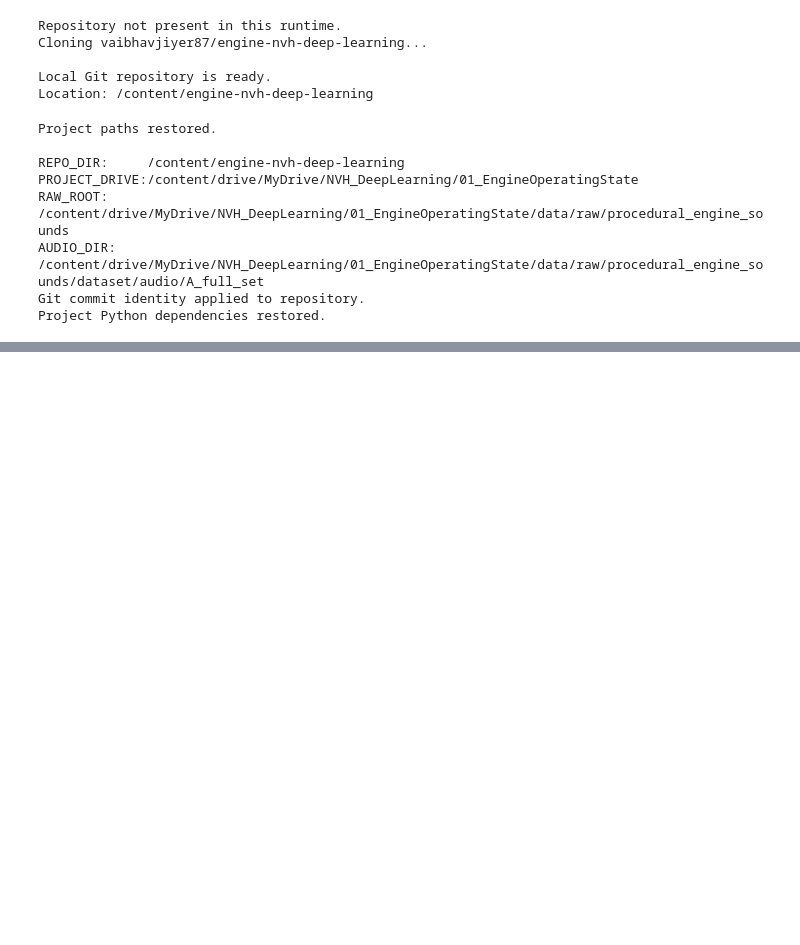
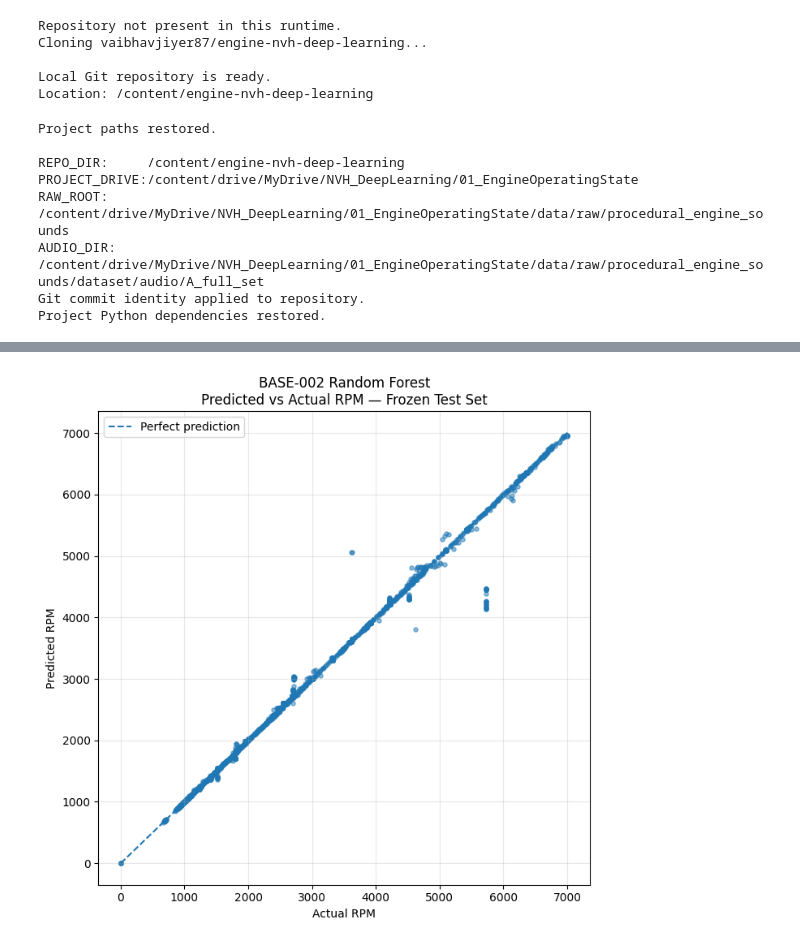
Before and after one commit to vaibhavjiyer87/engine-nvh-deep-learning, a Jupyter notebook: notebooks/07_baseline_models.ipynb, the cells around one changed output, grey strips where cells are left out. Cells and saved outputs as stored; diff of their text form; code cells hidden in the pictures; blank space fills up the shorter version.

```diff
--- a/notebooks/07_baseline_models.ipynb
+++ b/notebooks/07_baseline_models.ipynb
@@ -1286,0 +2673,81 @@ PASS: ORDER-001 loaded.
+# %%
+# Step 12 — Generate engineering error-analysis plots
+# We want more than one aggregate MAE number
+
+# Step 12A — Predicted versus actual RPM
+
+# ============================================================
+# STEP 12A — PREDICTED VS ACTUAL RPM
+# ============================================================
+
+fig, ax = plt.subplots(
+    figsize=(7, 7)
+)
+
+ax.scatter(
+    test_predictions["rpm_mean"],
+    test_predictions["rpm_predicted"],
+    s=14,
+    alpha=0.5,
+)
+
+rpm_min = min(
+    test_predictions["rpm_mean"].min(),
+    test_predictions["rpm_predicted"].min(),
+)
+
+rpm_max = max(
+    test_predictions["rpm_mean"].max(),
+    test_predictions["rpm_predicted"].max(),
+)
+
+ax.plot(
+    [rpm_min, rpm_max],
+    [rpm_min, rpm_max],
+    linestyle="--",
+    label="Perfect prediction",
+)
+
+ax.set_xlabel(
+    "Actual RPM"
+)
+
+ax.set_ylabel(
+    "Predicted RPM"
+)
+
+ax.set_title(
+    "BASE-002 Random Forest\n"
+    "Predicted vs Actual RPM — Frozen Test Set"
+)
+
+ax.legend()
+
+ax.grid(
+    True,
+    alpha=0.3,
+)
+
+fig.tight_layout()
+
+output_path = (
+    BASELINE_MODEL_FIGURE_DIR
+    / "02_base002_test_predicted_vs_actual.png"
+)
+
+fig.savefig(
+    output_path,
+    dpi=300,
+    bbox_inches="tight",
+)
+
+plt.show()
+plt.close(fig)
+
+# Look for:
+  # bias at low/high RPM,
+  # compression toward the mean,
+  # clusters of large misses,
+  # any systematic curvature.
+# %% [output]
+[figure, added]
```
Also changed, not shown: parts of 36 cells of this notebook.
